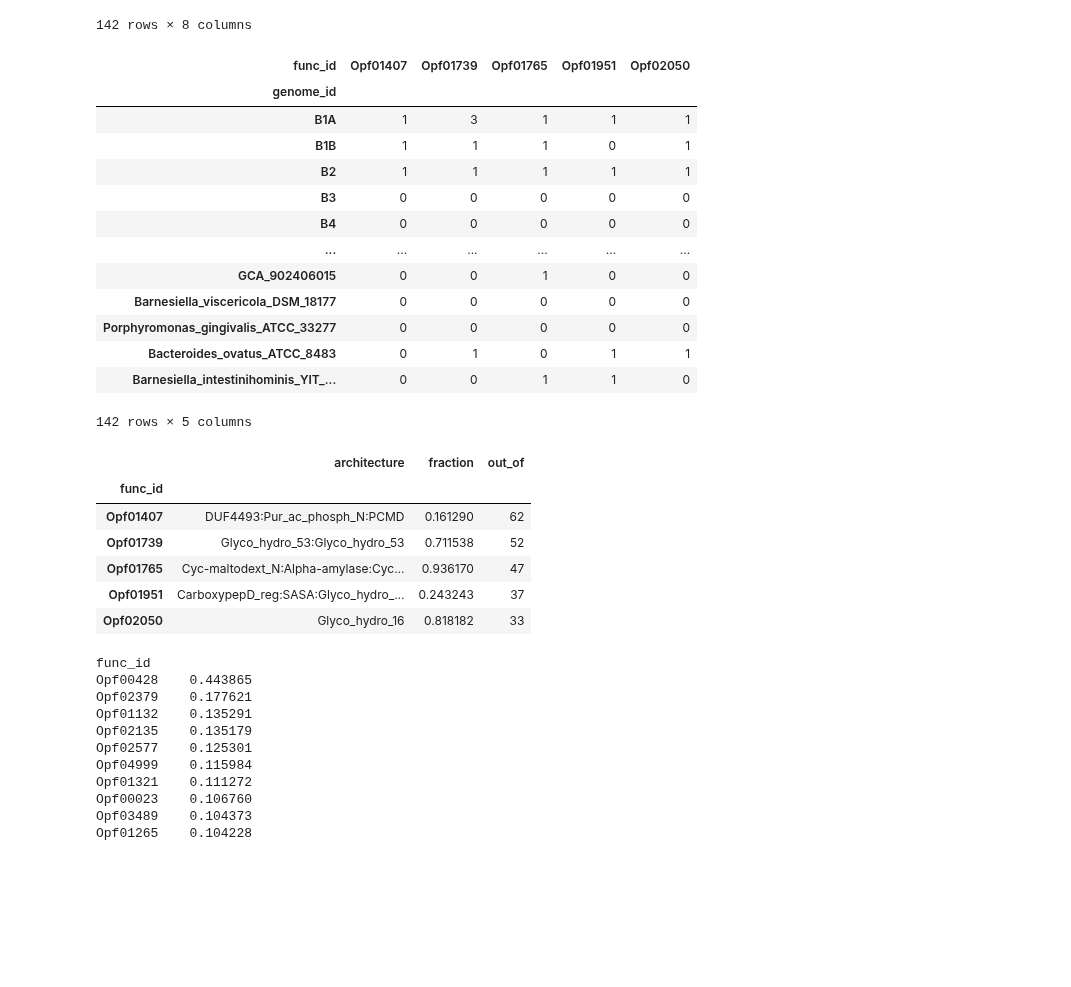
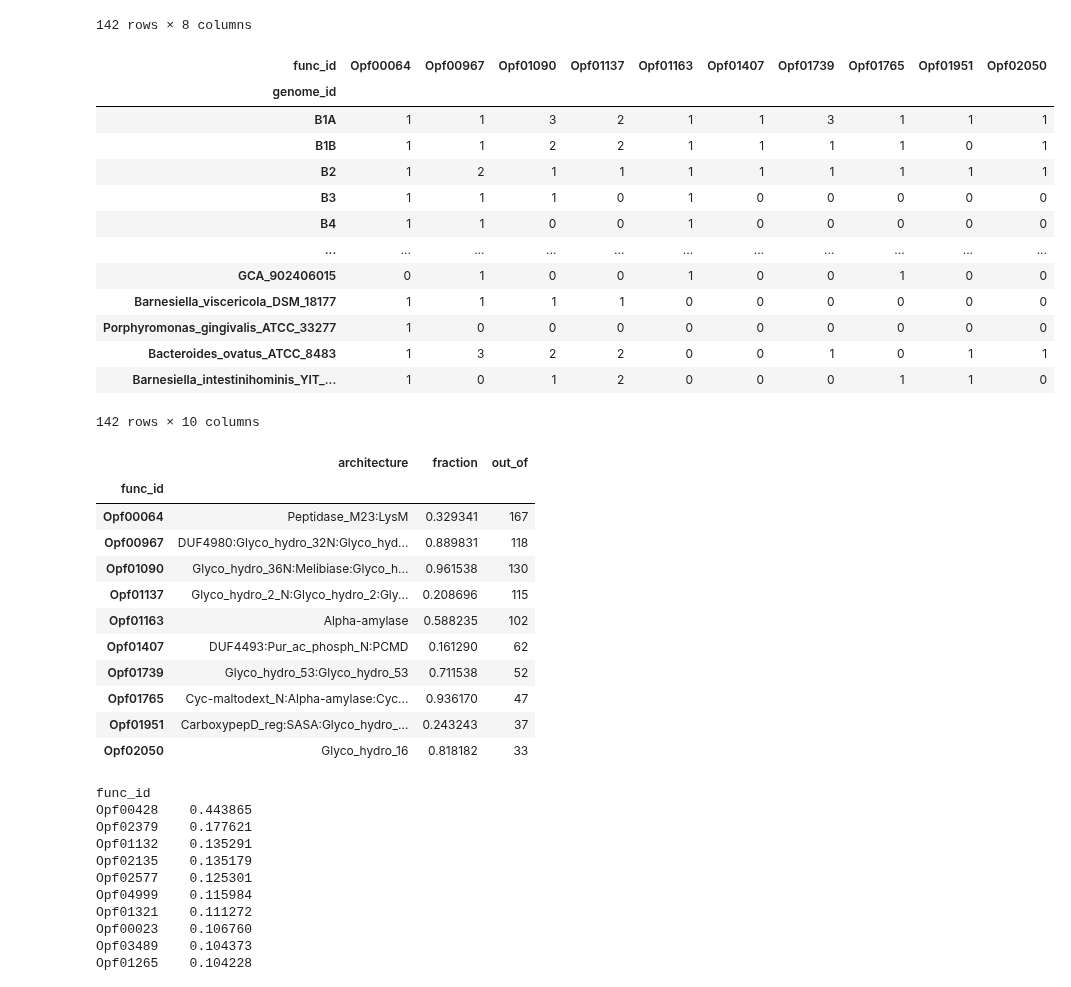
Before and after one commit to bsmith89/longev-mgen, a Jupyter notebook: nb/annotation_ordination.ipynb, the cells around one changed output. Cells and saved outputs as stored; diff of their text form; code cells hidden in the pictures; blank space fills up the shorter version.

```diff
--- a/nb/annotation_ordination.ipynb
+++ b/nb/annotation_ordination.ipynb
@@ -768,33 +811,40 @@ d[['Opf01909', 'Opf01768', 'Opf02388', 'Opf03190', 'Opf00965', 'Opf03199', 'Opf0
 | Barnesiella_intestinihominis_YIT_... | 0 | 3 | 0 | 0 | 0 | 0 | 0 | 0 |
 142 rows × 8 columns
 # %%
+d = opf_cazy_export_count
+
 opf_of_interest = idxwhere(
     (d.loc['B1A'] > 0)
     & (d.loc['B2'] > 0)
-    & (d.loc[['B3', 'B4', 'B5', 'B6', 'B7', 'B8']] == 0).all()
+    & (d.loc[['B3', 'B4', 'B5', 'B6', 'B7', 'B8']] <= 1).all()
 )
 # %%
-d[opf_of_interest]
+opf_cazy_export_count[opf_of_interest]
 # %% [output]
-| func_id | Opf01407 | Opf01739 | Opf01765 | Opf01951 | Opf02050 |
-| genome_id |  |  |  |  |  |
-| B1A | 1 | 3 | 1 | 1 | 1 |
-| B1B | 1 | 1 | 1 | 0 | 1 |
-| B2 | 1 | 1 | 1 | 1 | 1 |
-| B3 | 0 | 0 | 0 | 0 | 0 |
-| B4 | 0 | 0 | 0 | 0 | 0 |
-| ... | ... | ... | ... | ... | ... |
-| GCA_902406015 | 0 | 0 | 1 | 0 | 0 |
-| Barnesiella_viscericola_DSM_18177 | 0 | 0 | 0 | 0 | 0 |
-| Porphyromonas_gingivalis_ATCC_33277 | 0 | 0 | 0 | 0 | 0 |
-| Bacteroides_ovatus_ATCC_8483 | 0 | 1 | 0 | 1 | 1 |
-| Barnesiella_intestinihominis_YIT_... | 0 | 0 | 1 | 1 | 0 |
+| func_id | Opf00064 | Opf00967 | Opf01090 | Opf01137 | Opf01163 | Opf01407 | Opf01739 | Opf01765 | Opf01951 | Opf02050 |
+| genome_id |  |  |  |  |  |  |  |  |  |  |
+| B1A | 1 | 1 | 3 | 2 | 1 | 1 | 3 | 1 | 1 | 1 |
+| B1B | 1 | 1 | 2 | 2 | 1 | 1 | 1 | 1 | 0 | 1 |
+| B2 | 1 | 2 | 1 | 1 | 1 | 1 | 1 | 1 | 1 | 1 |
+| B3 | 1 | 1 | 1 | 0 | 1 | 0 | 0 | 0 | 0 | 0 |
+| B4 | 1 | 1 | 0 | 0 | 1 | 0 | 0 | 0 | 0 | 0 |
+| ... | ... | ... | ... | ... | ... | ... | ... | ... | ... | ... |
+| GCA_902406015 | 0 | 1 | 0 | 0 | 1 | 0 | 0 | 1 | 0 | 0 |
+| Barnesiella_viscericola_DSM_18177 | 1 | 1 | 1 | 1 | 0 | 0 | 0 | 0 | 0 | 0 |
+| Porphyromonas_gingivalis_ATCC_33277 | 1 | 0 | 0 | 0 | 0 | 0 | 0 | 0 | 0 | 0 |
+| Bacteroides_ovatus_ATCC_8483 | 1 | 3 | 2 | 2 | 0 | 0 | 1 | 0 | 1 | 1 |
+| Barnesiella_intestinihominis_YIT_... | 1 | 0 | 1 | 2 | 0 | 0 | 0 | 1 | 1 | 0 |
-142 rows × 5 columns
+142 rows × 10 columns
 # %%
 opf_to_architecture.loc[opf_of_interest]
 # %% [output]
 |  | architecture | fraction | out_of |
 | func_id |  |  |  |
+| Opf00064 | Peptidase_M23:LysM | 0.329341 | 167 |
+| Opf00967 | DUF4980:Glyco_hydro_32N:Glyco_hyd... | 0.889831 | 118 |
+| Opf01090 | Glyco_hydro_36N:Melibiase:Glyco_h... | 0.961538 | 130 |
+| Opf01137 | Glyco_hydro_2_N:Glyco_hydro_2:Gly... | 0.208696 | 115 |
+| Opf01163 | Alpha-amylase | 0.588235 | 102 |
 | Opf01407 | DUF4493:Pur_ac_phosph_N:PCMD | 0.161290 | 62 |
 | Opf01739 | Glyco_hydro_53:Glyco_hydro_53 | 0.711538 | 52 |
 | Opf01765 | Cyc-maltodext_N:Alpha-amylase:Cyc... | 0.936170 | 47 |
```
Also changed, not shown: parts of 8 cells of this notebook, 1 other file.
